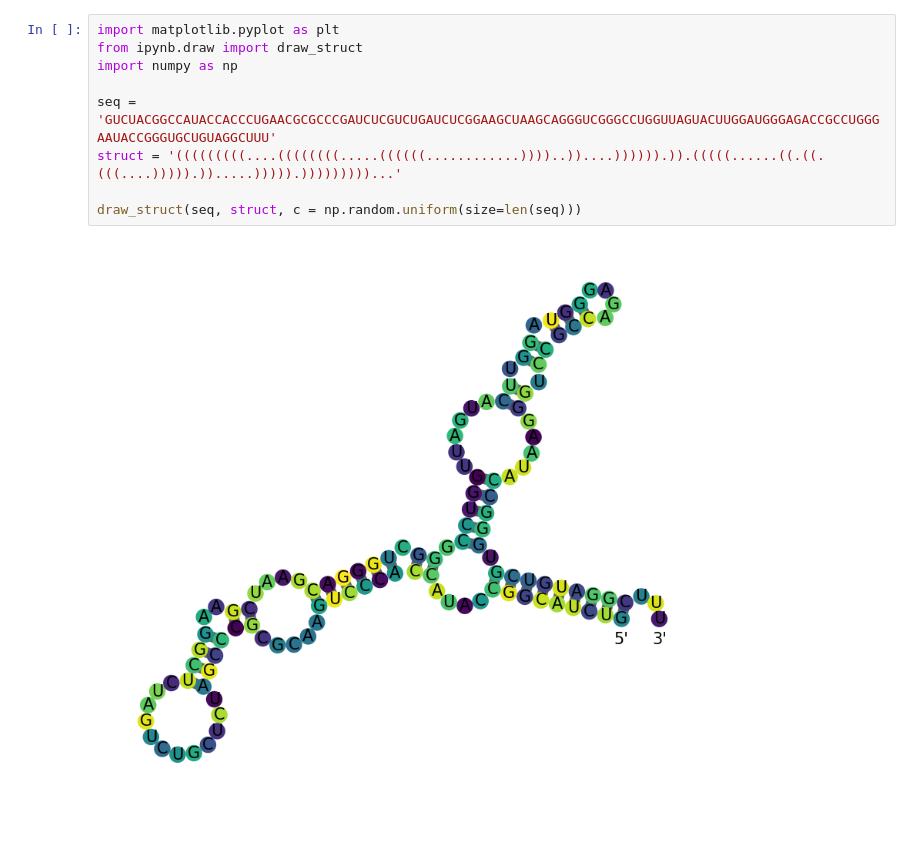
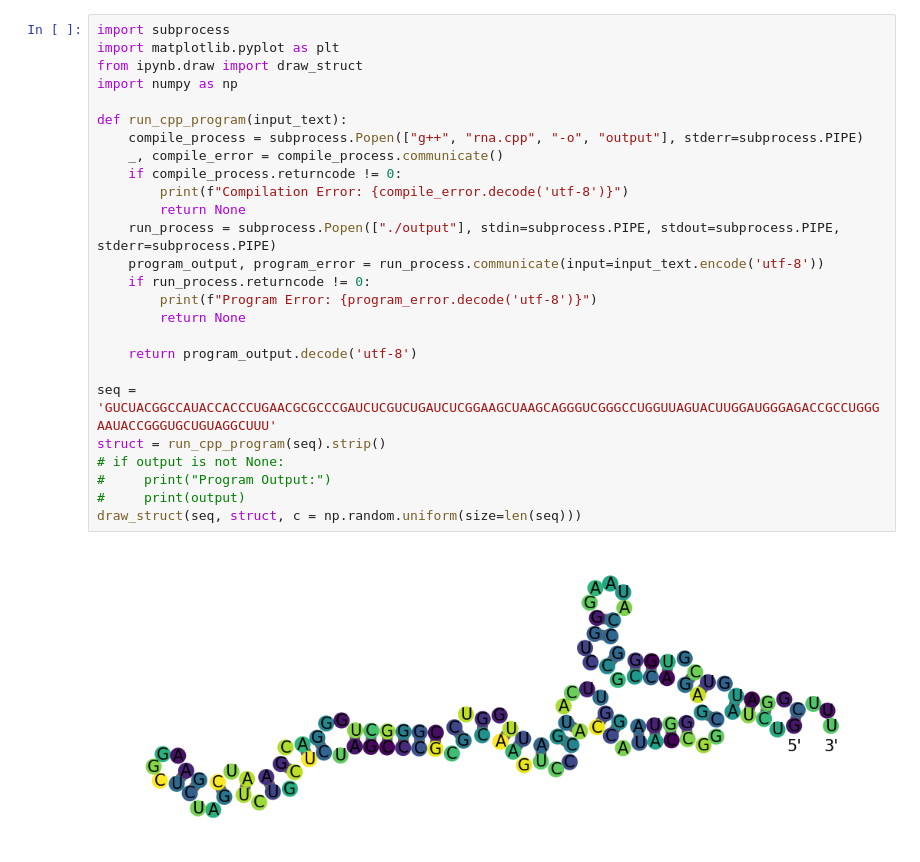
Before and after one commit to siddharthyayavaram/DAA_Asmt_2, a Jupyter notebook: draw_rna-master/example_files/notebook_demo.ipynb, the cells around one changed output. Saved outputs shown, nothing was run; the diff lists cells and outputs as text; blank space fills up the shorter version.

```diff
--- a/draw_rna-master/example_files/notebook_demo.ipynb
+++ b/draw_rna-master/example_files/notebook_demo.ipynb
@@ -1,11 +1,28 @@
-# %%
-import matplotlib.pyplot as plt
-from ipynb.draw import draw_struct
-import numpy as np
-
-seq = 'GUCUACGGCCAUACCACCCUGAACGCGCCCGAUCUCGUCUGAUCUCGGAAGCUAAGCAGGGUCGGGCCUGGUUAGUACUUGGAUGGGAGACCGCCUGGGAAUACCGGGUGCUGUAGGCUUU'
-struct = '(((((((((....((((((((.....((((((............))))..))....)))))).)).(((((......((.((.(((....))))).)).....))))).)))))))))...'
-
-draw_struct(seq, struct, c = np.random.uniform(size=len(seq)))
-# %% [output]
-[figure, removed]
+# %%
+import subprocess
+import matplotlib.pyplot as plt
+from ipynb.draw import draw_struct
+import numpy as np
+
+def run_cpp_program(input_text):
+    compile_process = subprocess.Popen(["g++", "rna.cpp", "-o", "output"], stderr=subprocess.PIPE)
+    _, compile_error = compile_process.communicate()
+    if compile_process.returncode != 0:
+        print(f"Compilation Error: {compile_error.decode('utf-8')}")
+        return None
+    run_process = subprocess.Popen(["./output"], stdin=subprocess.PIPE, stdout=subprocess.PIPE, stderr=subprocess.PIPE)
+    program_output, program_error = run_process.communicate(input=input_text.encode('utf-8'))
+    if run_process.returncode != 0:
+        print(f"Program Error: {program_error.decode('utf-8')}")
+        return None
+
+    return program_output.decode('utf-8')
+
+seq = 'GUCUACGGCCAUACCACCCUGAACGCGCCCGAUCUCGUCUGAUCUCGGAAGCUAAGCAGGGUCGGGCCUGGUUAGUACUUGGAUGGGAGACCGCCUGGGAAUACCGGGUGCUGUAGGCUUU'
+struct = run_cpp_program(seq).strip()
+# if output is not None:
+#     print("Program Output:")
+#     print(output)
+draw_struct(seq, struct, c = np.random.uniform(size=len(seq)))
+# %% [output]
+[figure, added]
```
Also changed, not shown: 2 other files.
